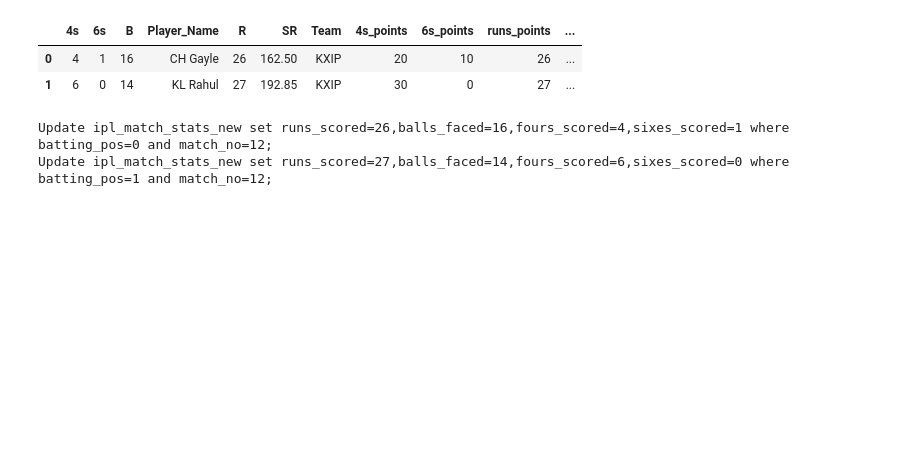
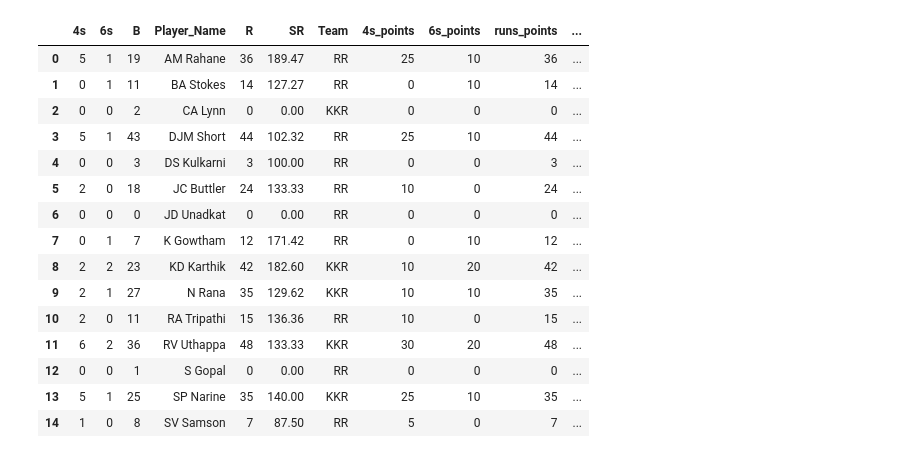
Before and after one commit to deepaksenthilkumar/cricinfo, a Jupyter notebook: Cricinfo.ipynb, the cells around one changed output. Drawn from its saved outputs; the diff is of its cells as text; code cells hidden in the pictures; blank space fills up the shorter version.

Commit message:
Updated to handle fantasy league tables

```diff
--- a/Cricinfo.ipynb
+++ b/Cricinfo.ipynb
@@ -1,18 +1,21 @@
+# %%
+import xlsxwriter
+import urllib
+from bs4 import BeautifulSoup
+match_link="http://www.espncricinfo.com/series/8048/scorecard/1136575/rajasthan-royals-vs-kolkata-knight-riders-15th-match-ipl"
+#Ensure you update this
+match_no=15
+innings=['RR','KKR']
+man_of_the_match="N%Rana"
+winning_team="KKR"
 # %%
-import xlsxwriter
-import urllib
-from bs4 import BeautifulSoup
-match_link="http://www.espncricinfo.com/series/8048/scorecard/1136572/kings-xi-punjab-vs-chennai-super-kings-12th-match-indian-premier-league-2018"
-#match_link="http://www.espncricinfo.com/series/8048/scorecard/1136567/sunrisers-hyderabad-vs-mumbai-indians-7th-match/"
-#match_link="http://www.espncricinfo.com/series/8048/scorecard/1136568/royal-challengers-bangalore-vs-kings-xi-punjab-8th-match/"
-match_no=12
-innings=['KXIP','CSK']
 #Connect to cricinfo website and get the response into soup using beautiful soup library
 sock = urllib.request.urlopen(match_link)
 htmlSource = sock.read()
 soup = BeautifulSoup(htmlSource, 'html.parser')
 batsmen_data=soup.find_all("div",{"class":"scorecard-section batsmen"})
 bowlers_data=soup.find_all("div",{"class":"scorecard-section bowling"})
+all_queries_list=[]
 # %%
 #Function to get the batting scorecard
 import pandas as pd
@@ -58,6 +61,8 @@ def extract_batting_scorecard(team_no,batsmen_data):
         team_balls.append(int(team_batters_score[i*5+1]))
         team_4s.append(int(team_batters_score[i*5+2]))
         team_6s.append(int(team_batters_score[i*5+3]))
+        if(team_batters_score[i*5+4]=='-'):
+            team_batters_score[i*5+4]='0'
         team_sr.append(float(team_batters_score[i*5+4]))
         team_list.append(str(innings[team_no-1]))
 
@@ -71,44 +76,63 @@ def extract_batting_scorecard(team_no,batsmen_data):
 # %%
 import operator
 final_batting_scorecard=extract_batting_scorecard(1,batsmen_data)
 try:
     final_batting_scorecard=final_batting_scorecard.append(extract_batting_scorecard(2,batsmen_data), ignore_index=True)
 except:
     pass
 final_batting_scorecard['4s_points']=final_batting_scorecard['4s']*5
 final_batting_scorecard['6s_points']=final_batting_scorecard['6s']*10
 final_batting_scorecard['runs_points']=final_batting_scorecard['R']*1
 final_batting_scorecard['runs_bonus_points']=0
+final_batting_scorecard.loc[final_batting_scorecard['R'] ==0, 'runs_bonus_points'] = -20
 final_batting_scorecard.loc[final_batting_scorecard['R'] >=50, 'runs_bonus_points'] = 25
 final_batting_scorecard.loc[final_batting_scorecard['R'] >=100, 'runs_bonus_points'] = 50
 final_batting_scorecard['sr_points']=0
 final_batting_scorecard.loc[operator.and_(operator.and_(operator.or_(final_batting_scorecard['R'] >=15, final_batting_scorecard['B'] >=15),final_batting_scorecard['SR']>=50 ),final_batting_scorecard['SR']<75), 'sr_points'] =-20
 final_batting_scorecard.loc[operator.and_(operator.and_(operator.or_(final_batting_scorecard['R'] >=15, final_batting_scorecard['B'] >=15),final_batting_scorecard['SR']>=75 ),final_batting_scorecard['SR']<100), 'sr_points'] =-10
 final_batting_scorecard.loc[operator.and_(operator.and_(operator.or_(final_batting_scorecard['R'] >=15, final_batting_scorecard['B'] >=15),final_batting_scorecard['SR']>=100), final_batting_scorecard['SR']<125), 'sr_points'] =0
 final_batting_scorecard.loc[operator.and_(operator.and_(operator.or_(final_batting_scorecard['R'] >=15, final_batting_scorecard['B'] >=15),final_batting_scorecard['SR']>=125), final_batting_scorecard['SR']<175), 'sr_points'] =10
 final_batting_scorecard.loc[operator.and_(operator.and_(operator.or_(final_batting_scorecard['R'] >=15, final_batting_scorecard['B'] >=15),final_batting_scorecard['SR']>=175), final_batting_scorecard['SR']<250), 'sr_points'] =20
 final_batting_scorecard.loc[operator.and_(operator.and_(operator.or_(final_batting_scorecard['R'] >=15, final_batting_scorecard['B'] >=15),final_batting_scorecard['SR']>=250), final_batting_scorecard['SR']<1000), 'sr_points'] =30
 final_batting_scorecard['total_batting_points']=final_batting_scorecard['4s_points']+final_batting_scorecard['6s_points']+final_batting_scorecard['runs_points']+final_batting_scorecard['sr_points']+final_batting_scorecard['runs_bonus_points']
 final_batting_scorecard=final_batting_scorecard.sort_values(by=['Player_Name'])
 final_batting_scorecard=final_batting_scorecard.reset_index()
 del final_batting_scorecard['index']
 final_batting_scorecard
 # %% [output]
 |  | 4s | 6s | B | Player_Name | R | SR | Team | 4s_points | 6s_points | runs_points | ... |
-| 0 | 4 | 1 | 16 | CH Gayle | 26 | 162.50 | KXIP | 20 | 10 | 26 | ... |
-| 1 | 6 | 0 | 14 | KL Rahul | 27 | 192.85 | KXIP | 30 | 0 | 27 | ... |
+| 0 | 5 | 1 | 19 | AM Rahane | 36 | 189.47 | RR | 25 | 10 | 36 | ... |
+| 1 | 0 | 1 | 11 | BA Stokes | 14 | 127.27 | RR | 0 | 10 | 14 | ... |
+| 2 | 0 | 0 | 2 | CA Lynn | 0 | 0.00 | KKR | 0 | 0 | 0 | ... |
+| 3 | 5 | 1 | 43 | DJM Short | 44 | 102.32 | RR | 25 | 10 | 44 | ... |
+| 4 | 0 | 0 | 3 | DS Kulkarni | 3 | 100.00 | RR | 0 | 0 | 3 | ... |
+| 5 | 2 | 0 | 18 | JC Buttler | 24 | 133.33 | RR | 10 | 0 | 24 | ... |
+| 6 | 0 | 0 | 0 | JD Unadkat | 0 | 0.00 | RR | 0 | 0 | 0 | ... |
+| 7 | 0 | 1 | 7 | K Gowtham | 12 | 171.42 | RR | 0 | 10 | 12 | ... |
+| 8 | 2 | 2 | 23 | KD Karthik | 42 | 182.60 | KKR | 10 | 20 | 42 | ... |
+| 9 | 2 | 1 | 27 | N Rana | 35 | 129.62 | KKR | 10 | 10 | 35 | ... |
+| 10 | 2 | 0 | 11 | RA Tripathi | 15 | 136.36 | RR | 10 | 0 | 15 | ... |
+| 11 | 6 | 2 | 36 | RV Uthappa | 48 | 133.33 | KKR | 30 | 20 | 48 | ... |
+| 12 | 0 | 0 | 1 | S Gopal | 0 | 0.00 | RR | 0 | 0 | 0 | ... |
+| 13 | 5 | 1 | 25 | SP Narine | 35 | 140.00 | KKR | 25 | 10 | 35 | ... |
+| 14 | 1 | 0 | 8 | SV Samson | 7 | 87.50 | RR | 5 | 0 | 7 | ... |
 # %%
 final_batting_scorecard['batting_pos'] = final_batting_scorecard.index
 
+
 for index, row in final_batting_scorecard.iterrows():
-    print ("Update ipl_match_stats_new set runs_scored="+str(row["R"])+
-           ",balls_faced="+str(row["B"])+
-           ",fours_scored="+str(row["4s"])+
-           ",sixes_scored="+str(row["6s"])+
-           " where batting_pos="+str(row["batting_pos"])+" and match_no="+str(match_no)+";")
+    first, *middle, last = str(row["Player_Name"]).split()
+    player_name_short=first[0].lower()+"%"+last.lower()
+    all_queries_list.append("Update ipl_match_stats_new set batting_pos="+str(row["batting_pos"])+
+           " where lower(player_name) like '"+player_name_short+"%' and team_name='"+row["Team"]+
+           "' and match_no="+str(match_no)+";")
+
+for index, row in final_batting_scorecard.iterrows():
+    all_queries_list.append("Update ipl_match_stats_new set runs_scored="+str(row["R"])+
+                            ",balls_faced="+str(row["B"])+
+                            ",fours_scored="+str(row["4s"])+
+                            ",sixes_scored="+str(row["6s"])+
+                            " where batting_pos="+str(row["batting_pos"])+" and match_no="+str(match_no)+";")
-# %% [output]
-Update ipl_match_stats_new set runs_scored=26,balls_faced=16,fours_scored=4,sixes_scored=1 where batting_pos=0 and match_no=12;
-Update ipl_match_stats_new set runs_scored=27,balls_faced=14,fours_scored=6,sixes_scored=0 where batting_pos=1 and match_no=12;
 # %%
 def extract_bowling_scorecard(team_no,batsmen_data):
     bowling_data_extract=bowlers_data[team_no-1]
```
Also changed, not shown: parts of 20 cells of this notebook.
